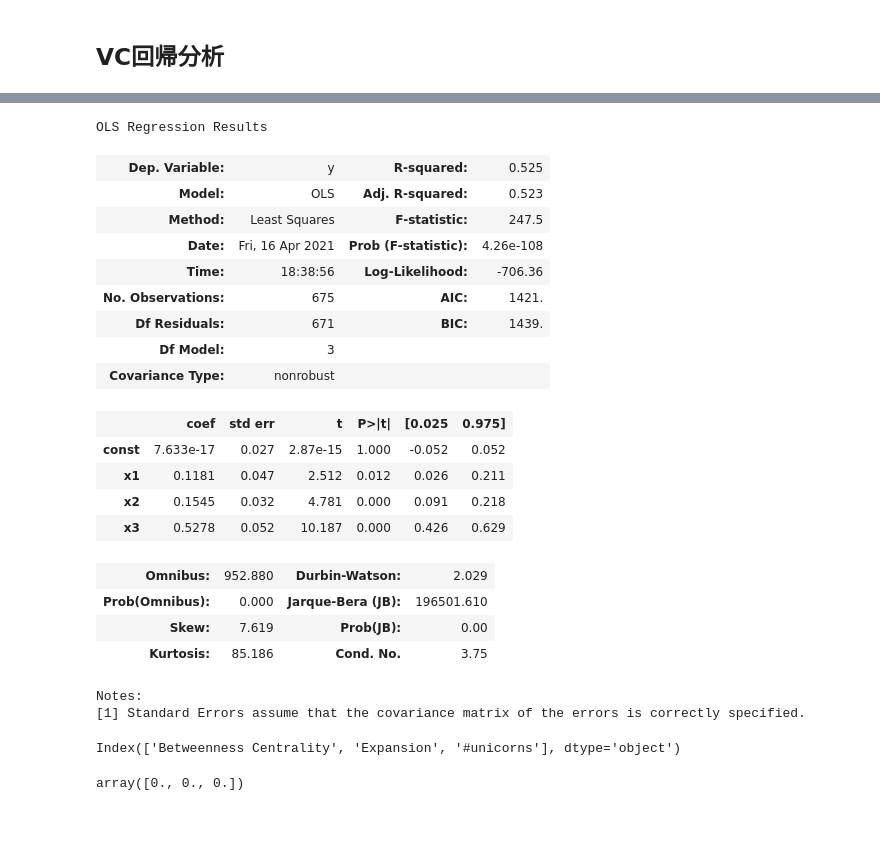
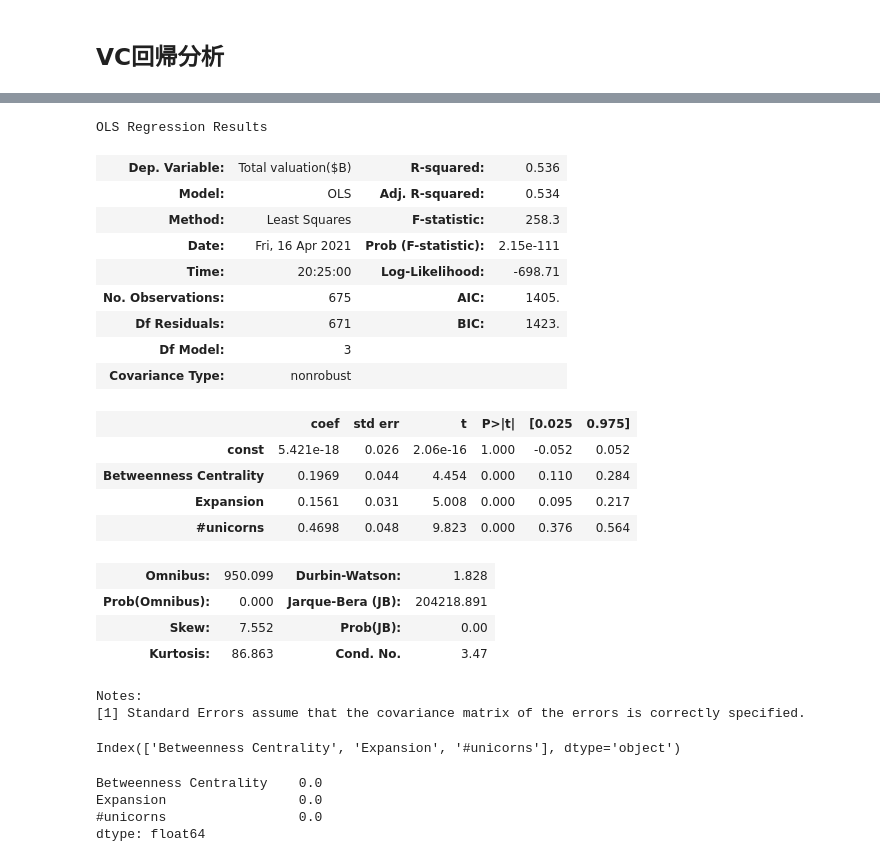
Before and after one commit to takato86/unicorn, a Jupyter notebook: notebooks/analyze.ipynb, the cells around one changed output, grey strips where cells are left out. Drawn from its saved outputs; the diff is of its cells as text; code cells hidden in the pictures; blank space fills up the shorter version.

```diff
--- a/notebooks/analyze.ipynb
+++ b/notebooks/analyze.ipynb
@@ -960,8 +958,11 @@ sns.heatmap(train_df.corr(), annot=True)
 sc = StandardScaler()
 data_std = sc.fit_transform(train_df)
 x, y = data_std[:,:-1], data_std[:, -1]
+y = y.reshape(len(y), 1)
+x_df = pd.DataFrame(x, columns=train_df.columns[:-1])
+y_df = pd.DataFrame(y, columns=[train_df.columns[-1]])
 # %%
-mod = sm.OLS(y, sm.add_constant(x))
+mod = sm.OLS(y_df, sm.add_constant(x_df))
 result = mod.fit()
 result.summary()
 # %% [output]
@@ -1047,30 +1053,33 @@ sc = StandardScaler()
 data_std = sc.fit_transform(train_df)
 x, y = data_std[:,:-1], data_std[:, -1]
 # y = sc.fit_transform(y)
+y = y.reshape(len(y), 1)
+x_df = pd.DataFrame(x, columns=train_df.columns[:-1])
+y_df = pd.DataFrame(y, columns=[train_df.columns[-1]])
 # %%
-mod = sm.OLS(y, sm.add_constant(x))
+mod = sm.OLS(y_df, sm.add_constant(x_df))
 result = mod.fit()
 result.summary()
 # %% [output]
 OLS Regression Results
-| Dep. Variable: | y | R-squared: | 0.525 |
-| Model: | OLS | Adj. R-squared: | 0.523 |
-| Method: | Least Squares | F-statistic: | 247.5 |
-| Date: | Fri, 16 Apr 2021 | Prob (F-statistic): | 4.26e-108 |
-| Time: | 18:38:56 | Log-Likelihood: | -706.36 |
-| No. Observations: | 675 | AIC: | 1421. |
-| Df Residuals: | 671 | BIC: | 1439. |
+| Dep. Variable: | Total valuation($B) | R-squared: | 0.536 |
+| Model: | OLS | Adj. R-squared: | 0.534 |
+| Method: | Least Squares | F-statistic: | 258.3 |
+| Date: | Fri, 16 Apr 2021 | Prob (F-statistic): | 2.15e-111 |
+| Time: | 20:25:00 | Log-Likelihood: | -698.71 |
+| No. Observations: | 675 | AIC: | 1405. |
+| Df Residuals: | 671 | BIC: | 1423. |
 | Df Model: | 3 |  |  |
 | Covariance Type: | nonrobust |  |  |
 |  | coef | std err | t | P>|t| | [0.025 | 0.975] |
-| const | 7.633e-17 | 0.027 | 2.87e-15 | 1.000 | -0.052 | 0.052 |
-| x1 | 0.1181 | 0.047 | 2.512 | 0.012 | 0.026 | 0.211 |
-| x2 | 0.1545 | 0.032 | 4.781 | 0.000 | 0.091 | 0.218 |
-| x3 | 0.5278 | 0.052 | 10.187 | 0.000 | 0.426 | 0.629 |
+| const | 5.421e-18 | 0.026 | 2.06e-16 | 1.000 | -0.052 | 0.052 |
+| Betweenness Centrality | 0.1969 | 0.044 | 4.454 | 0.000 | 0.110 | 0.284 |
+| Expansion | 0.1561 | 0.031 | 5.008 | 0.000 | 0.095 | 0.217 |
+| #unicorns | 0.4698 | 0.048 | 9.823 | 0.000 | 0.376 | 0.564 |
-| Omnibus: | 952.880 | Durbin-Watson: | 2.029 |
-| Prob(Omnibus): | 0.000 | Jarque-Bera (JB): | 196501.610 |
-| Skew: | 7.619 | Prob(JB): | 0.00 |
-| Kurtosis: | 85.186 | Cond. No. | 3.75 |
+| Omnibus: | 950.099 | Durbin-Watson: | 1.828 |
+| Prob(Omnibus): | 0.000 | Jarque-Bera (JB): | 204218.891 |
+| Skew: | 7.552 | Prob(JB): | 0.00 |
+| Kurtosis: | 86.863 | Cond. No. | 3.47 |
 Notes:
 [1] Standard Errors assume that the covariance matrix of the errors is correctly specified.
 # %%
@@ -1080,7 +1089,10 @@ Index(['Betweenness Centrality', 'Expansion', '#unicorns'], dtype='object')
 # %%
 np.sign(result.params[1:]) - np.sign(train_df.corr()["Total valuation($B)"][:-1].values)
 # %% [output]
-array([0., 0., 0.])
+Betweenness Centrality    0.0
+Expansion                 0.0
+#unicorns                 0.0
+dtype: float64
 # %%
 with open(os.path.join("..", "out", "features", "investor_regression.csv"), "w", encoding="utf-8") as f:
     f.write(result.summary().as_csv())
```
Also changed, not shown: parts of 30 cells of this notebook, 26 other files.
